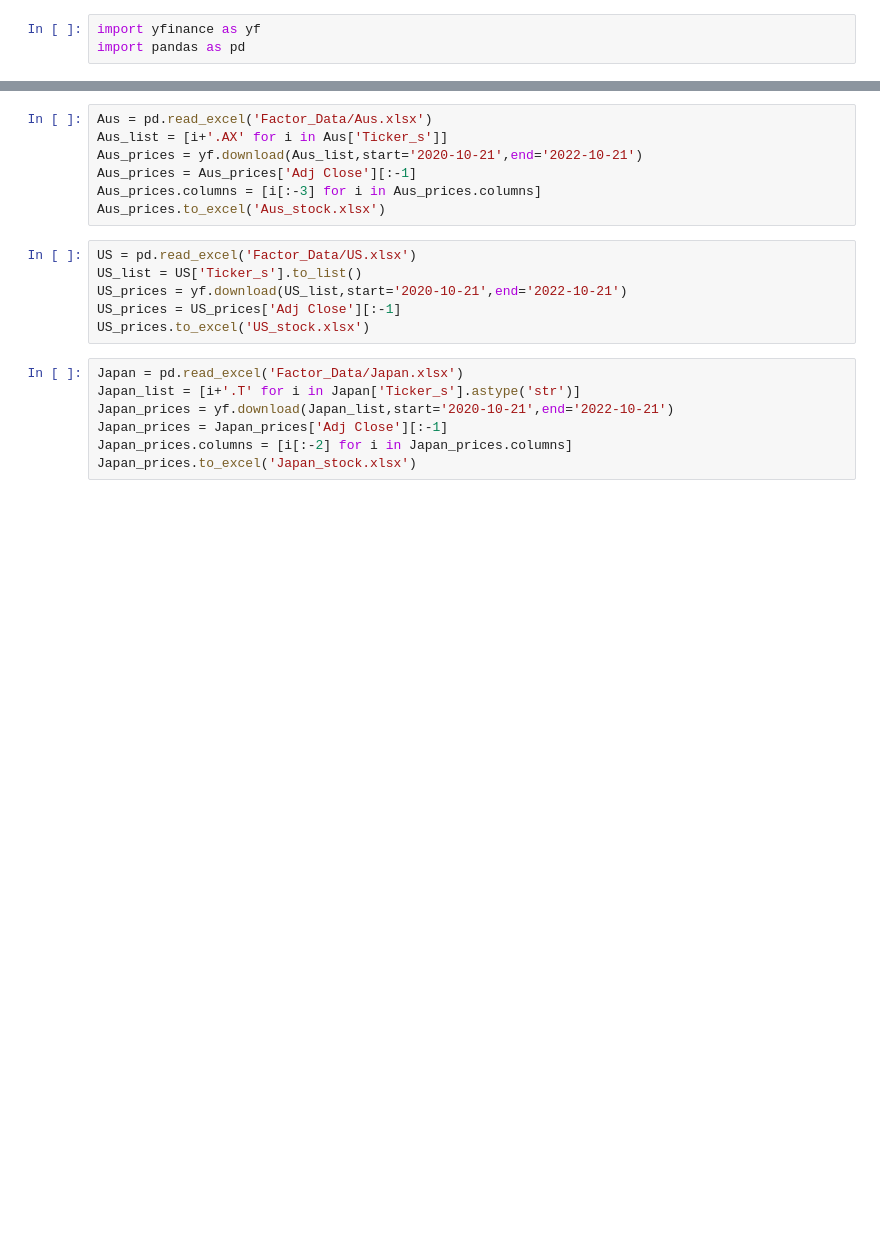
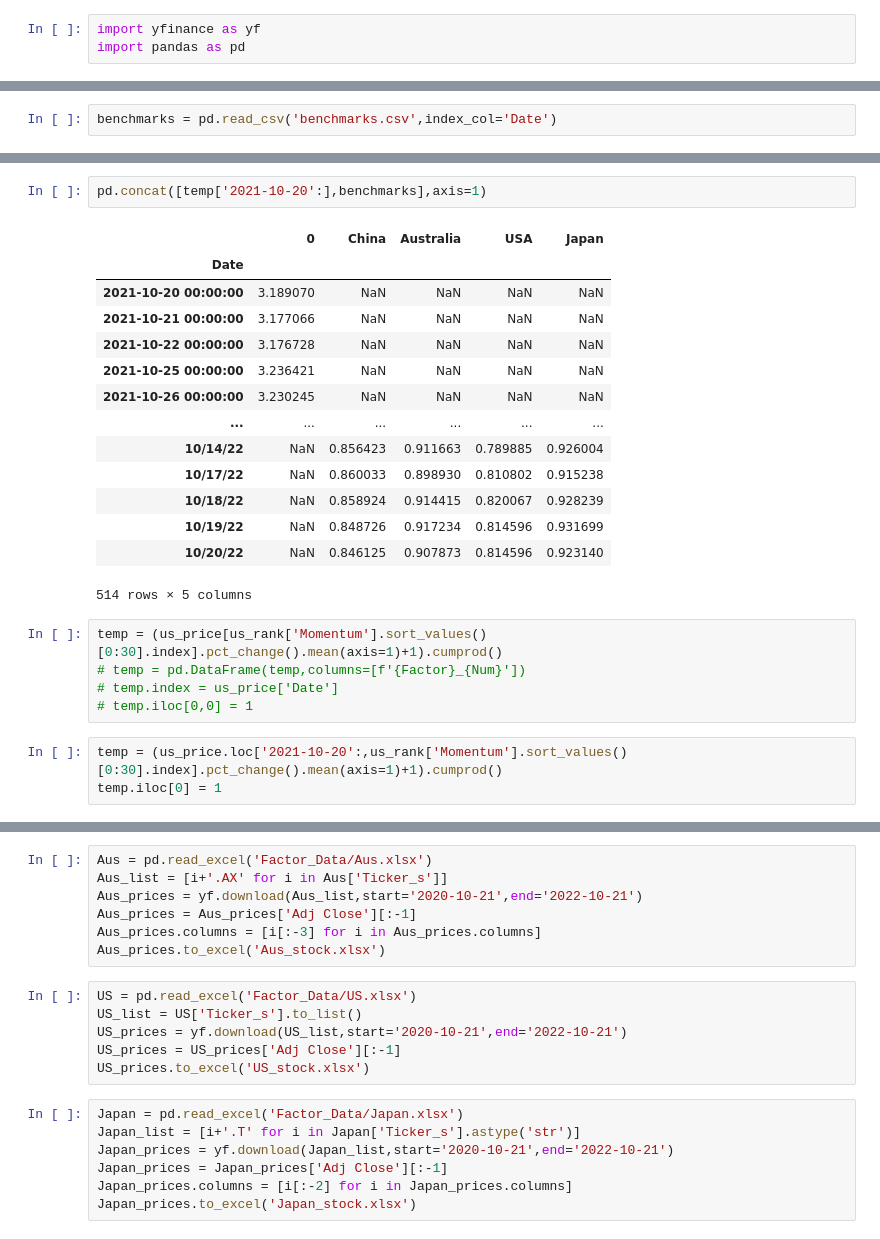
Before and after one commit to Jamielimingzhe/QBUS5010, a Jupyter notebook: QBUS5010 Dashboard.ipynb, the cells around one changed output, grey strips where cells are left out. Cells and saved outputs as stored; diff of their text form; blank space fills up the shorter version.

```diff
--- a/QBUS5010 Dashboard.ipynb
+++ b/QBUS5010 Dashboard.ipynb
@@ -77,0 +54,2 @@ Index(['PARA', 'CAH', 'GM', 'WBD', 'DELL', 'HPE', 'F', 'HPQ', 'AIG', 'COF',
+# %%
+benchmarks = pd.read_csv('benchmarks.csv',index_col='Date')
@@ -77,0 +76,25 @@ Index(['PARA', 'CAH', 'GM', 'WBD', 'DELL', 'HPE', 'F', 'HPQ', 'AIG', 'COF',
+# %%
+pd.concat([temp['2021-10-20':],benchmarks],axis=1)
+# %% [output]
+|  | 0 | China | Australia | USA | Japan |
+| Date |  |  |  |  |  |
+| 2021-10-20 00:00:00 | 3.189070 | NaN | NaN | NaN | NaN |
+| 2021-10-21 00:00:00 | 3.177066 | NaN | NaN | NaN | NaN |
+| 2021-10-22 00:00:00 | 3.176728 | NaN | NaN | NaN | NaN |
+| 2021-10-25 00:00:00 | 3.236421 | NaN | NaN | NaN | NaN |
+| 2021-10-26 00:00:00 | 3.230245 | NaN | NaN | NaN | NaN |
+| ... | ... | ... | ... | ... | ... |
+| 10/14/22 | NaN | 0.856423 | 0.911663 | 0.789885 | 0.926004 |
+| 10/17/22 | NaN | 0.860033 | 0.898930 | 0.810802 | 0.915238 |
+| 10/18/22 | NaN | 0.858924 | 0.914415 | 0.820067 | 0.928239 |
+| 10/19/22 | NaN | 0.848726 | 0.917234 | 0.814596 | 0.931699 |
+| 10/20/22 | NaN | 0.846125 | 0.907873 | 0.814596 | 0.923140 |
+514 rows × 5 columns
+# %%
+temp = (us_price[us_rank['Momentum'].sort_values()[0:30].index].pct_change().mean(axis=1)+1).cumprod()
+# temp = pd.DataFrame(temp,columns=[f'{Factor}_{Num}'])
+# temp.index = us_price['Date']
+# temp.iloc[0,0] = 1
+# %%
+temp = (us_price.loc['2021-10-20':,us_rank['Momentum'].sort_values()[0:30].index].pct_change().mean(axis=1)+1).cumprod()
+temp.iloc[0] = 1
```
Also changed, not shown: parts of 24 cells of this notebook, 4 other files.
